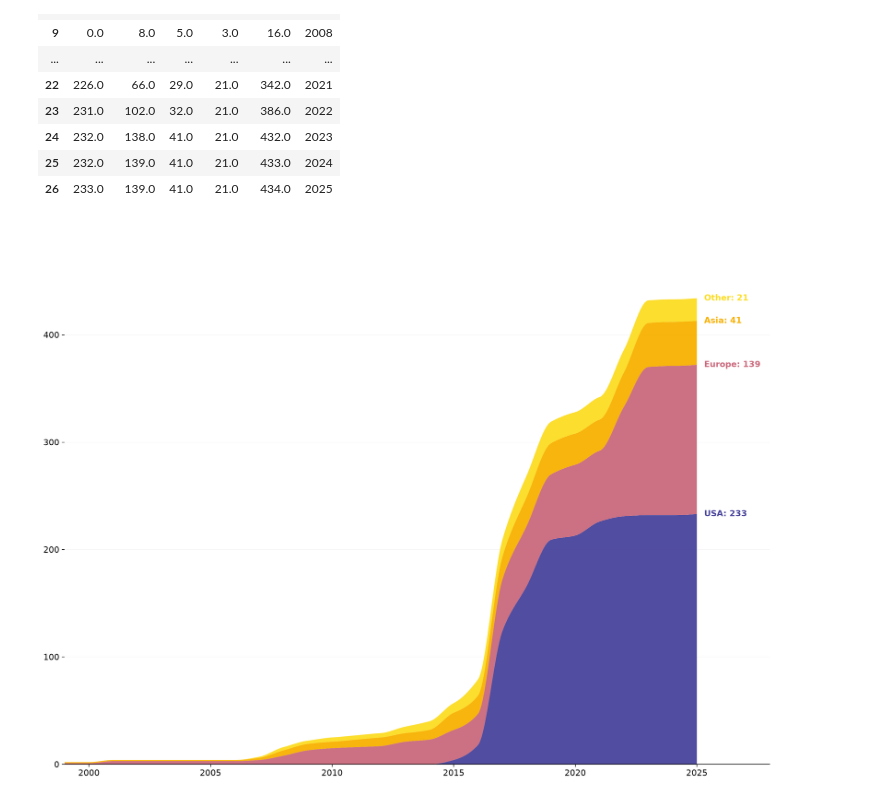
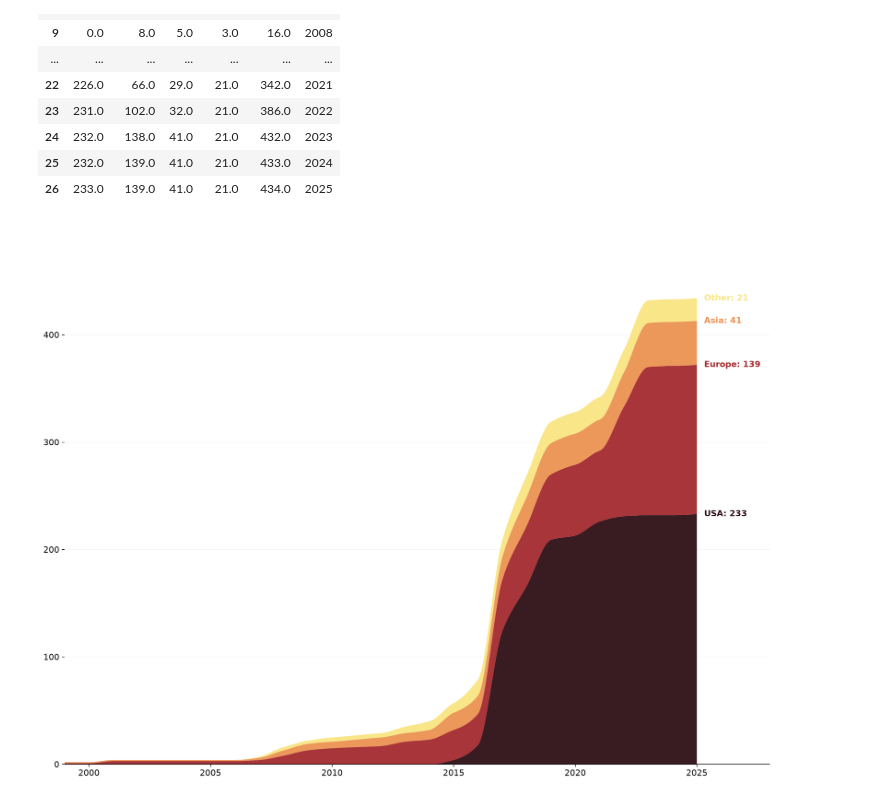
Before and after one commit to debatreyo/ISRO---Missions, a Jupyter notebook: notebooks/data_viz.ipynb, the cells around one changed output. Drawn from its saved outputs; the diff is of its cells as text; code cells hidden in the pictures.

```diff
--- a/notebooks/data_viz.ipynb
+++ b/notebooks/data_viz.ipynb
@@ -88,11 +88,15 @@ y_other_sm = PchipInterpolator(x, y_other)(x_sm)
 # colors
 # 00496FFF, #0F85A0FF, #EDD746FF, #ED8B00FF, #DD4124FF
 #FCDD23FF, #F8B100FF, #CA697CFF, #AB74CFFF, #48439BFF, #03045e
+"#042a2b","#5eb1bf","#cdedf6","#ef7b45","#d84727"
+#4B6892FF, #F9E583FF, #FED43FFF, #F6BD28FF, #BE4C46FF
+#2E0F16FF, #A32A2FFF, #EB9352FF, #F8E3DBFF, #91837DFF, #37947EFF
+
 region_colors = [
-    "#48439BFF",   # USA
-    "#CA697CFF",   # Europe
-    "#F8B100FF",   # Asia
-    "#FCDD23FF"    # Other
+    "#2E0F16FF",   # USA
+    "#A32A2FFF",   # Europe
+    "#EB9352FF",   # Asia
+    "#F9E583FF"    # Other
 ]
 
 fc = "#ffffff"
@@ -132,9 +136,7 @@ bottom_values = np.concatenate((
     cumulative_values[:-1]
 ))
 
-end_values = (
-    bottom_values + final_values
-)
+end_values = np.cumsum(final_values)
 
 for region, color, middle, value in zip(
     region_cols,
@@ -166,31 +168,31 @@ ax.set_xlim(
 )
 
 ax.set_ylim(
     0,
     overall_total * 1.15
 )
 
 ax.spines["top"].set_visible(False)
 ax.spines["right"].set_visible(False)
 ax.spines["left"].set_visible(False)
 
 ax.grid(
     axis="y",
     alpha=0.12
 )
 
 ax.set_axisbelow(True)
 
 ax.tick_params(
     axis="both",
     labelsize=11
 )
 
 save_path = os.path.join(
     "..", "viz",
     "test_sm.jpeg"
 )
 
 plt.savefig(save_path, dpi=dpi, bbox_inches="tight", pad_inches=1)
 # %% [output]
-[figure, old version]
+[figure, new version]
```
Also changed, not shown: 1 other file.
